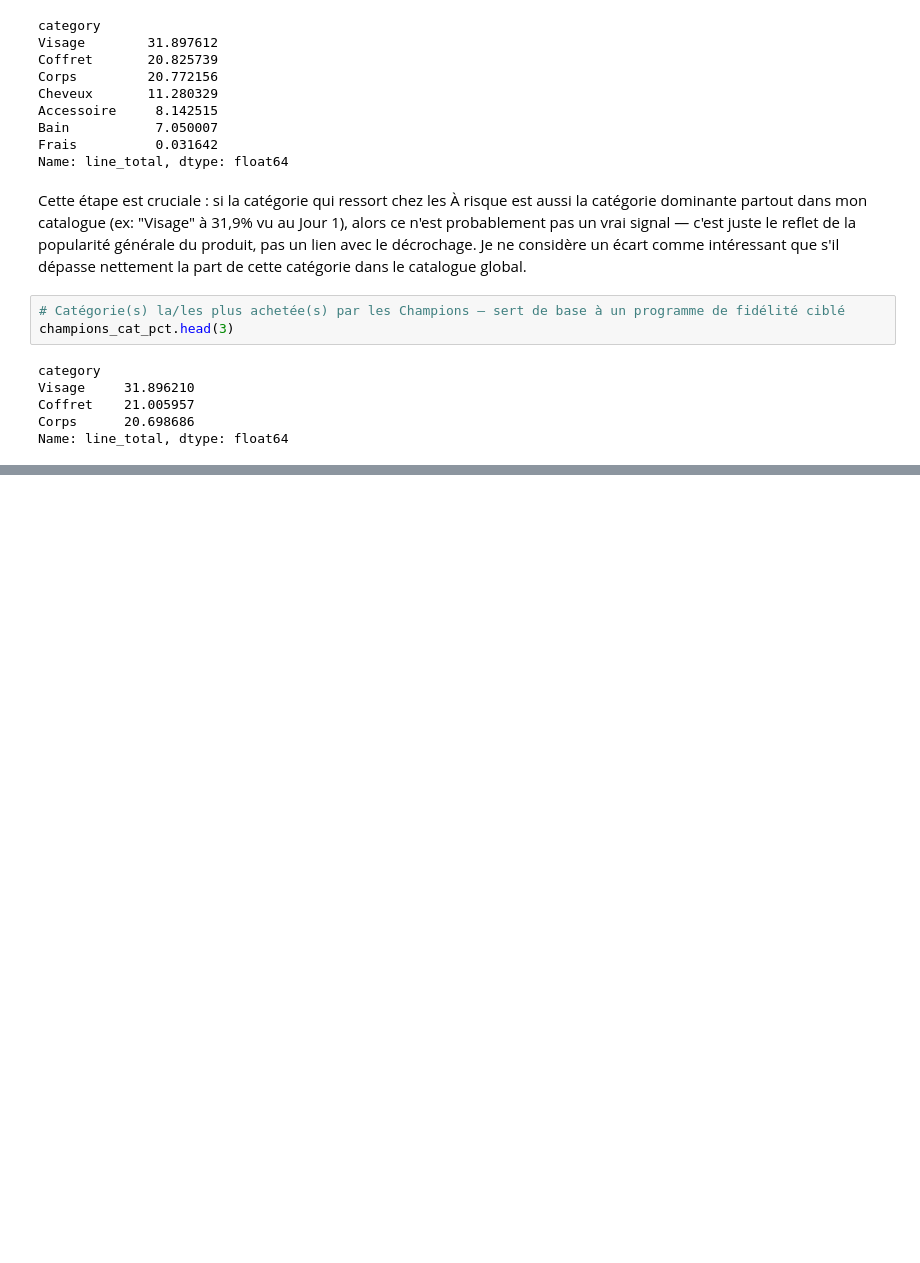
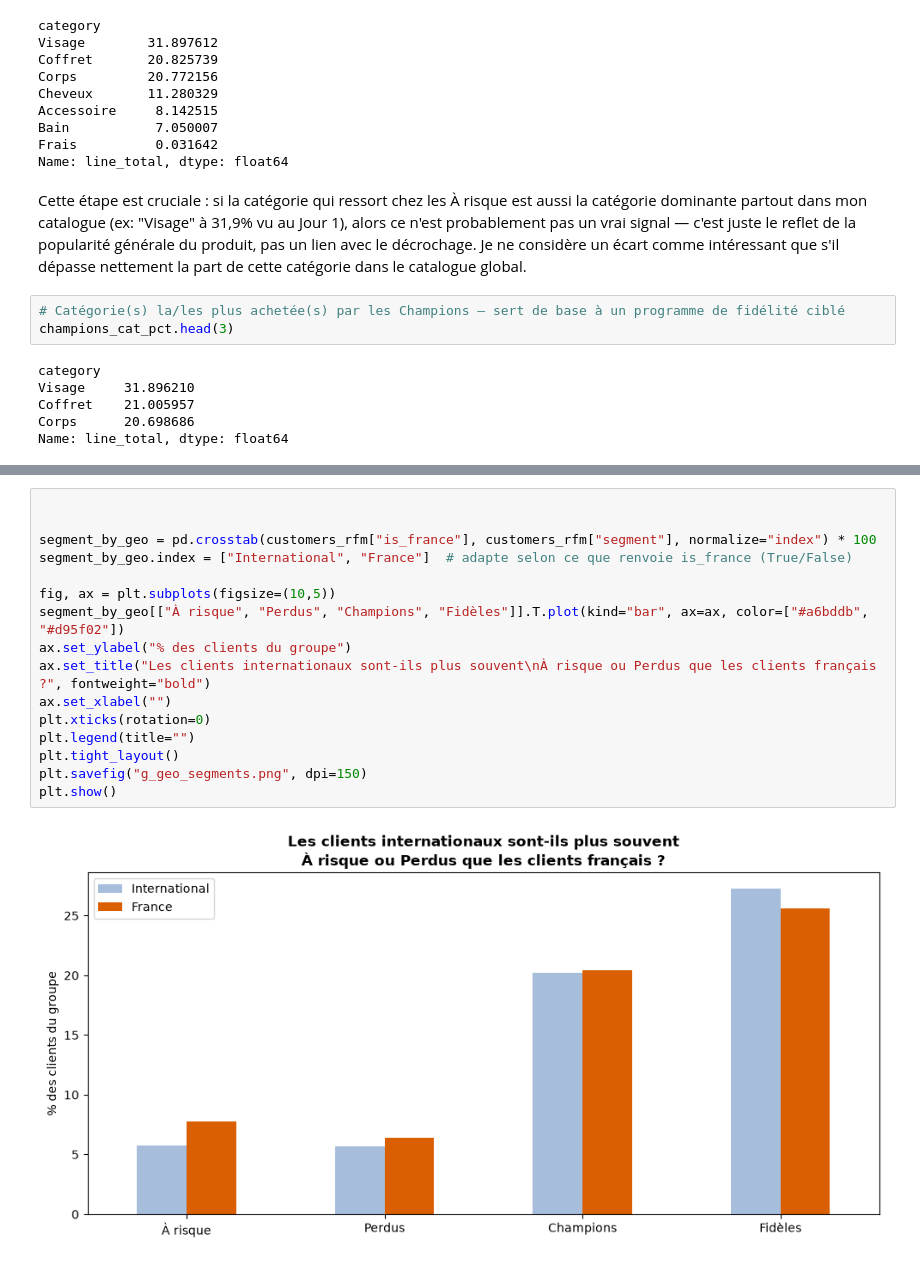
Before and after one commit to AnjaraAndriatseheno/Projet_CRM, a Jupyter notebook: TP2.ipynb, the cells around one changed output, grey strips where cells are left out. Cells and saved outputs as stored; diff of their text form; blank space fills up the shorter version.

```diff
--- a/TP2.ipynb
+++ b/TP2.ipynb
@@ -434,0 +471,18 @@ Name: line_total, dtype: float64
+# %%
+
+
+segment_by_geo = pd.crosstab(customers_rfm["is_france"], customers_rfm["segment"], normalize="index") * 100
+segment_by_geo.index = ["International", "France"]  # adapte selon ce que renvoie is_france (True/False)
+
+fig, ax = plt.subplots(figsize=(10,5))
+segment_by_geo[["À risque", "Perdus", "Champions", "Fidèles"]].T.plot(kind="bar", ax=ax, color=["#a6bddb", "#d95f02"])
+ax.set_ylabel("% des clients du groupe")
+ax.set_title("Les clients internationaux sont-ils plus souvent\nÀ risque ou Perdus que les clients français ?", fontweight="bold")
+ax.set_xlabel("")
+plt.xticks(rotation=0)
+plt.legend(title="")
+plt.tight_layout()
+plt.savefig("g_geo_segments.png", dpi=150)
+plt.show()
+# %% [output]
+[figure, added]
```
Also changed, not shown: parts of 7 cells of this notebook, 1 other file.
